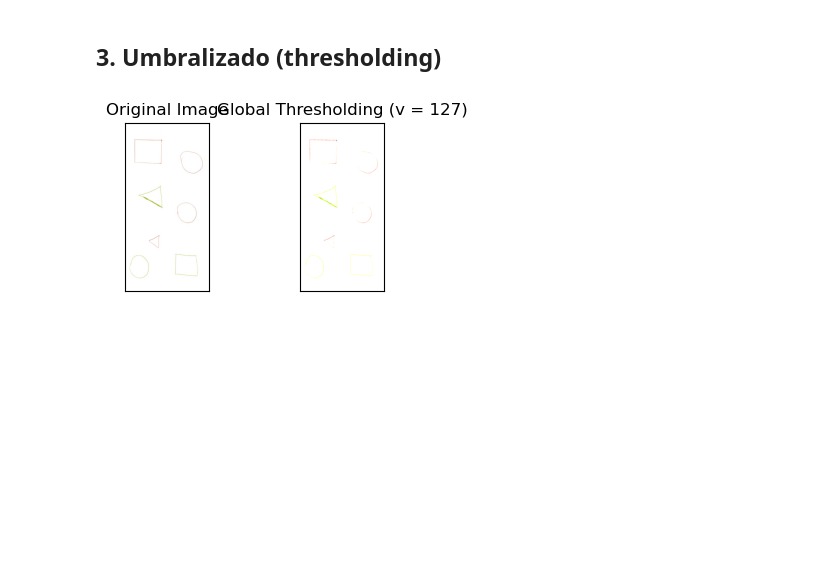
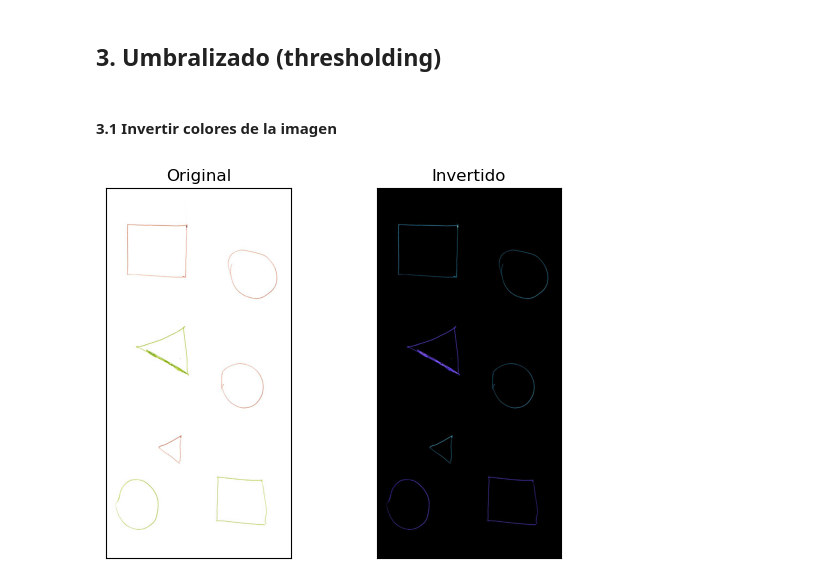
Before and after one commit to Angelmbx/Programacion-IA, a Jupyter notebook: UD2/Tareas/Tarea_63 - Deteccion figuras openCV/a.ipynb, the cells around one changed output. Drawn from its saved outputs; the diff is of its cells as text; code cells hidden in the pictures; blank space fills up the shorter version.

```diff
--- a/UD2/Tareas/Tarea_63 - Deteccion figuras openCV/a.ipynb
+++ b/UD2/Tareas/Tarea_63 - Deteccion figuras openCV/a.ipynb
@@ -28,20 +28,15 @@ Text(0.5, 1.0, 'Imagen recortada')
 [figure]
 # %% [markdown]
 ## 3. Umbralizado (thresholding)
-# %%
-blurMedian = cv.medianBlur(img,5)
-blur = cv.GaussianBlur(img,(5,5),0)
-
-ret,th = cv.threshold(img,127,255,cv.THRESH_BINARY)
-
-invert = cv.bitwise_not(th) # imagen con colores invertidos
-
-titles = ['Original Image', 'Global Thresholding (v = 127)']
-images = [invert, th]
-for i in range(len(images)):
-    plt.subplot(2,3,i+1),plt.imshow(images[i],'gray')
-    plt.title(titles[i])
-    plt.xticks([]),plt.yticks([])
-plt.show()
-# %% [output]
-[figure, removed]
+# %% [markdown]
+#### 3.1 Invertir colores de la imagen
+# %%
+invert = cv.bitwise_not(img) # imagen con colores invertidos
+
+plt.subplot(121),plt.imshow(img),plt.title('Original')
+plt.xticks([]), plt.yticks([])
+plt.subplot(122),plt.imshow(invert),plt.title('Invertido')
+plt.xticks([]), plt.yticks([])
+plt.show()
+# %% [output]
+[figure, added]
```
